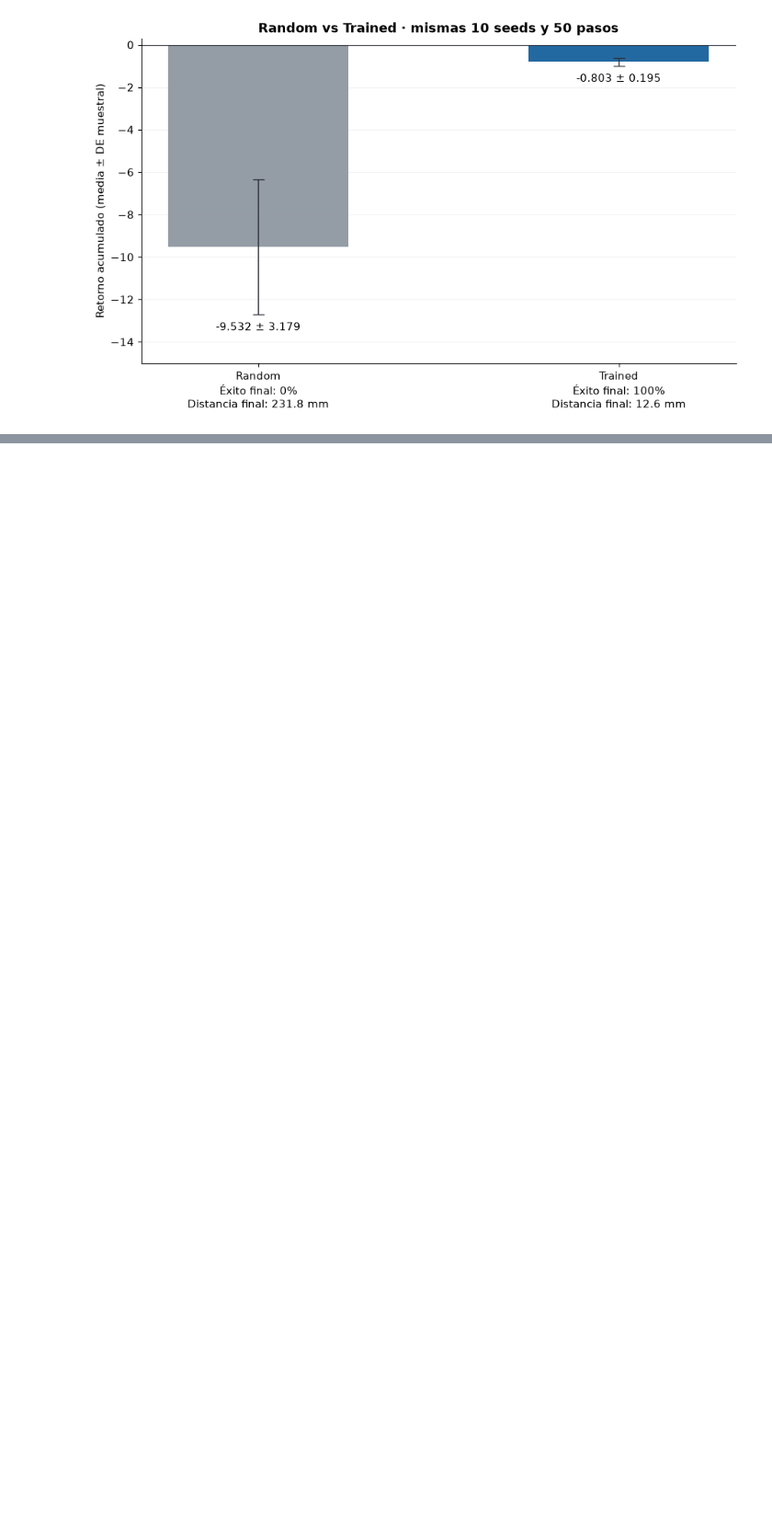
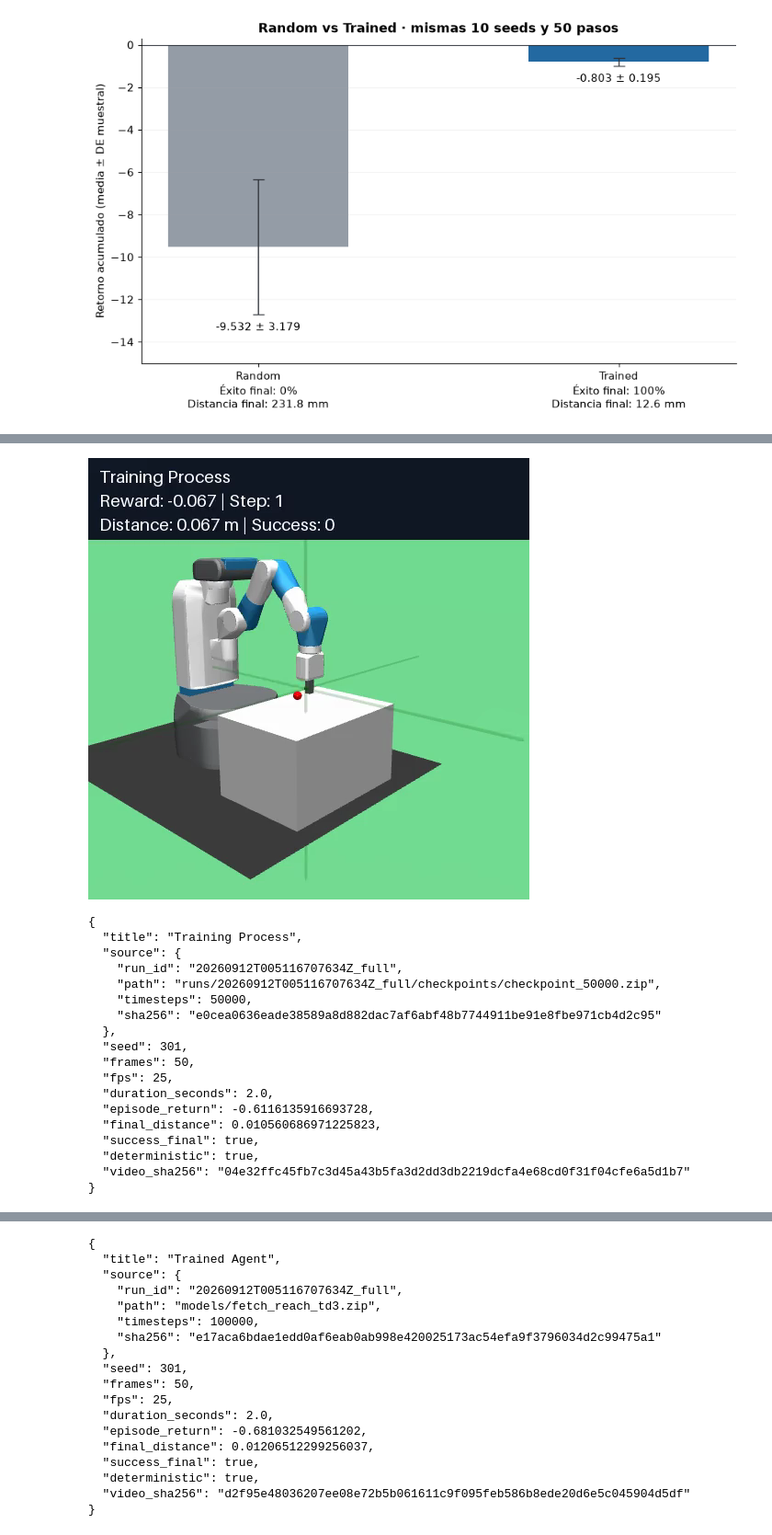
Before and after one commit to j-mauro-r/reinforcement_learning_reto_2, a Jupyter notebook: 2-FetchReachDense/FetchReachDense.ipynb, the cells around one changed output, grey strips where cells are left out. Shown at 92% size. Saved outputs shown, nothing was run; the diff lists cells and outputs as text; code cells hidden in the pictures; blank space fills up the shorter version.

Commit message:
feat(fetch): Generate and verify intermediate and canonical policy videos — Task 9 of PLAN_fetch_reach_dense

```diff
--- a/2-FetchReachDense/FetchReachDense.ipynb
+++ b/2-FetchReachDense/FetchReachDense.ipynb
@@ -769,0 +770,49 @@ Pendiente de la tarea correspondiente; no ejecutar entrenamiento completo aún.
+# %%
+if CONFIG["profile"] == "full":
+    from IPython.display import Video
+    final_metadata = json.loads(METADATA_PATH.read_text())
+    checkpoint = full_run_dir / "checkpoints" / "checkpoint_50000.zip"
+    assert checkpoint.is_file()
+    assert hashlib.sha256(FINAL_MODEL.read_bytes()).hexdigest() == final_metadata["sha256"]
+    video_sources = [(checkpoint, "training_process.mp4", "Training Process"),
+                     (FINAL_MODEL, "trained.mp4", "Trained Agent")]
+    for source_path, filename, title in video_sources:
+        policy = TD3.load(source_path, device=CONFIG["device"])
+        before = {key: value.clone() for key, value in policy.policy.state_dict().items()}
+        updates = policy._n_updates
+        source = {"run_id": full_metadata["run_id"], "path": str(source_path.relative_to(MODEL_ROOT)),
+                  "timesteps": policy.num_timesteps, "sha256": hashlib.sha256(source_path.read_bytes()).hexdigest()}
+        video_metadata = record_video(policy, VIDEO_DIR / filename, title, source)
+        assert policy._n_updates == updates
+        assert all(torch.equal(value, before[key]) for key, value in policy.policy.state_dict().items())
+        reader = imageio.get_reader(VIDEO_DIR / filename)
+        try:
+            assert reader.count_frames() == 50
+            assert reader.get_meta_data()["fps"] == CONFIG["video_fps"]
+            assert np.isclose(reader.get_meta_data()["duration"], 2.0)
+            display(Image.fromarray(reader.get_data(0)))
+        finally:
+            reader.close()
+        print(json.dumps(video_metadata, indent=2))
+        display(Video(str(VIDEO_DIR / filename), embed=True, width=480))
+        del policy, before
+# %% [output]
+[figure, added]
+{
+  "title": "Training Process",
+  "source": {
+    "run_id": "20260912T005116707634Z_full",
+    "path": "runs/20260912T005116707634Z_full/checkpoints/checkpoint_50000.zip",
+    "timesteps": 50000,
+    "sha256": "e0cea0636eade38589a8d882dac7af6abf48b7744911be91e8fbe971cb4d2c95"
+  },
+  "seed": 301,
+  "frames": 50,
+  "fps": 25,
+  "duration_seconds": 2.0,
+  "episode_return": -0.6116135916693728,
+  "final_distance": 0.010560686971225823,
+  "success_final": true,
+  "deterministic": true,
+  "video_sha256": "04e32ffc45fb7c3d45a43b5fa3d2dd3db2219dcfa4e68cd0f31f04cfe6a5d1b7"
+}
@@ -769,0 +821,18 @@ Pendiente de la tarea correspondiente; no ejecutar entrenamiento completo aún.
+{
+  "title": "Trained Agent",
+  "source": {
+    "run_id": "20260912T005116707634Z_full",
+    "path": "models/fetch_reach_td3.zip",
+    "timesteps": 100000,
+    "sha256": "e17aca6bdae1edd0af6eab0ab998e420025173ac54efa9f3796034d2c99475a1"
+  },
+  "seed": 301,
+  "frames": 50,
+  "fps": 25,
+  "duration_seconds": 2.0,
+  "episode_return": -0.681032549561202,
+  "final_distance": 0.01206512299256037,
+  "success_final": true,
+  "deterministic": true,
+  "video_sha256": "d2f95e48036207ee08e72b5b061611c9f095feb586b8ede20d6e5c045904d5df"
+}
```
Also changed, not shown: parts of 2 cells of this notebook, 4 other files.
